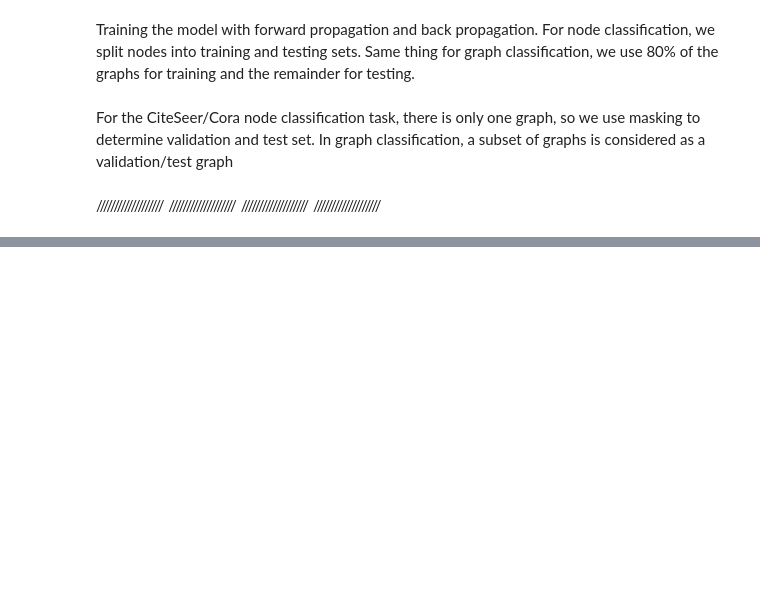
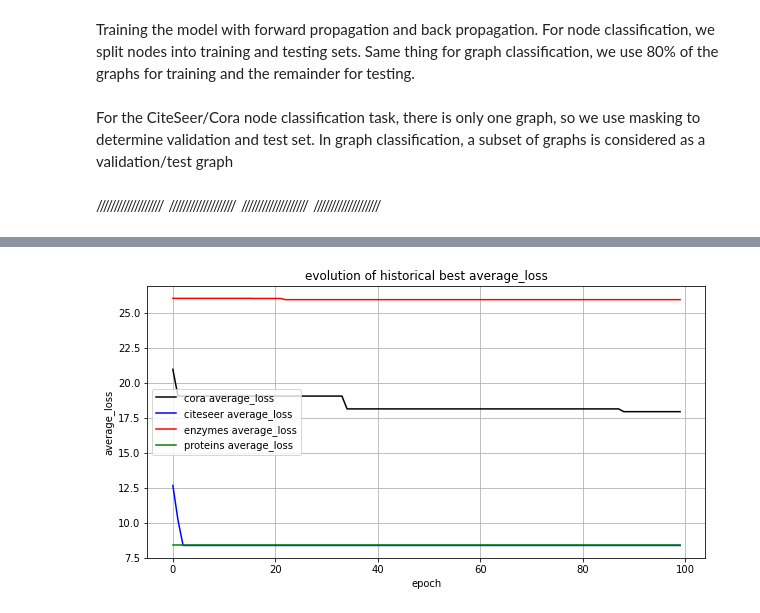
Before and after one commit to Tristan-Le-Bars/GnnArchitectureSearchWithPSO, a Jupyter notebook: src/PsoForGnnArchitectureSearch.ipynb, the cells around one changed output, grey strips where cells are left out. Drawn from its saved outputs; the diff is of its cells as text; code cells hidden in the pictures; blank space fills up the shorter version.

```diff
--- a/src/PsoForGnnArchitectureSearch.ipynb
+++ b/src/PsoForGnnArchitectureSearch.ipynb
@@ -649,0 +776,14 @@ plt.show()
+# %%
+plt.plot(df_cora['epoch'], all_time_best_average_loss_cora, label = "cora average_loss", color="black")
+plt.plot(df_citeseer['epoch'], all_time_best_average_loss_citeseer, label = "citeseer average_loss", color="blue")
+plt.plot(df_proteins['epoch'], all_time_best_average_loss_enzymes, label = "enzymes average_loss", color="red")
+plt.plot(df_enzymes['epoch'], all_time_best_average_loss_proteins, label = "proteins average_loss", color="green")
+plt.title('evolution of historical best average_loss')
+plt.xlabel('epoch')
+plt.ylabel('average_loss')
+plt.grid()
+plt.legend()
+plt.rcParams['figure.figsize'] = [10, 5]
+plt.show()
+# %% [output]
+[figure, added]
```
Also changed, not shown: parts of 39 cells of this notebook.
